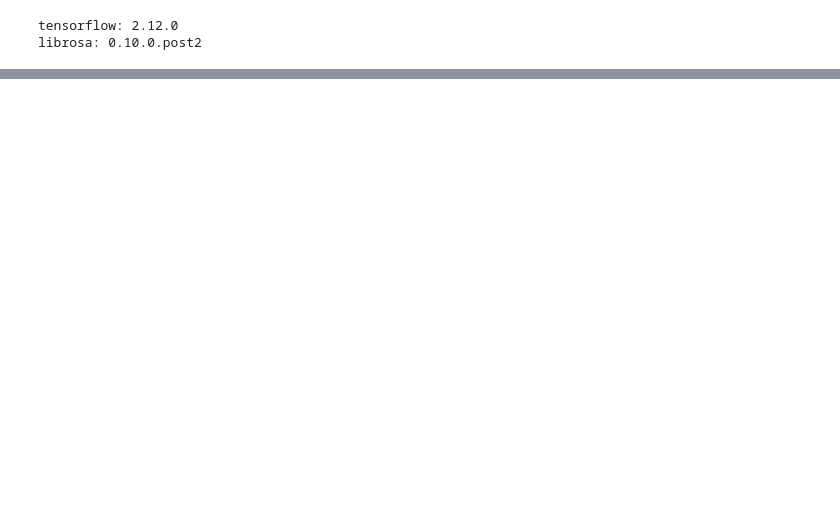
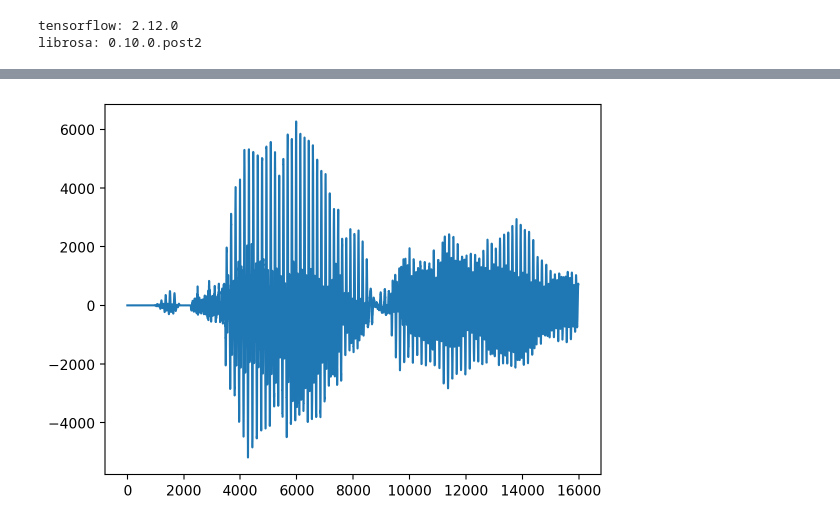
Before and after one commit to santoshrsarangi/tensorflow, a Jupyter notebook: new/Pitch_Detection.ipynb, the cells around one changed output, grey strips where cells are left out. Saved outputs shown, nothing was run; the diff lists cells and outputs as text; code cells hidden in the pictures; blank space fills up the shorter version.

```diff
--- a/new/Pitch_Detection.ipynb
+++ b/new/Pitch_Detection.ipynb
@@ -72,0 +120,30 @@ librosa: 0.10.0.post2
+# %%
+# Function that converts the user-created audio to the format that the model
+# expects: bitrate 16kHz and only one channel (mono).
+
+EXPECTED_SAMPLE_RATE = 16000
+
+def convert_audio_for_model(user_file, output_file='converted_audio_file.wav'):
+  audio = AudioSegment.from_file(user_file)
+  audio = audio.set_frame_rate(EXPECTED_SAMPLE_RATE).set_channels(1)
+  audio.export(output_file, format="wav")
+  return output_file
+# %%
+uploaded_file_name = "recorded_audio.wav"
+# %%
+# Converting to the expected format for the model
+# in all the input 4 input method before, the uploaded file name is at
+# the variable uploaded_file_name
+converted_audio_file = convert_audio_for_model(uploaded_file_name)
+# %%
+# Loading audio samples from the wav file:
+sample_rate, audio_samples = wavfile.read(converted_audio_file, 'rb')
+
+# Show some basic information about the audio.
+duration = len(audio_samples)/sample_rate
+print(f'Sample rate: {sample_rate} Hz')
+print(f'Total duration: {duration:.2f}s')
+print(f'Size of the input: {len(audio_samples)}')
+
+# Let's listen to the wav file.
+Audio(audio_samples, rate=sample_rate)
@@ -72,0 +155,5 @@ librosa: 0.10.0.post2
+# %%
+# We can visualize the audio as a waveform.
+_ = plt.plot(audio_samples)
+# %% [output]
+[figure, added]
```
Also changed, not shown: parts of 21 cells of this notebook.
